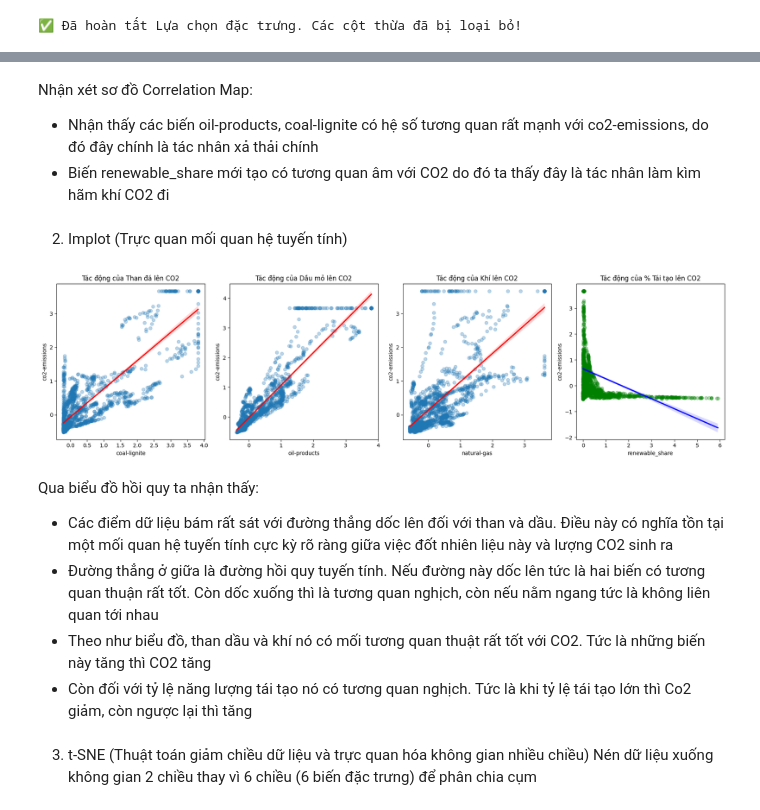
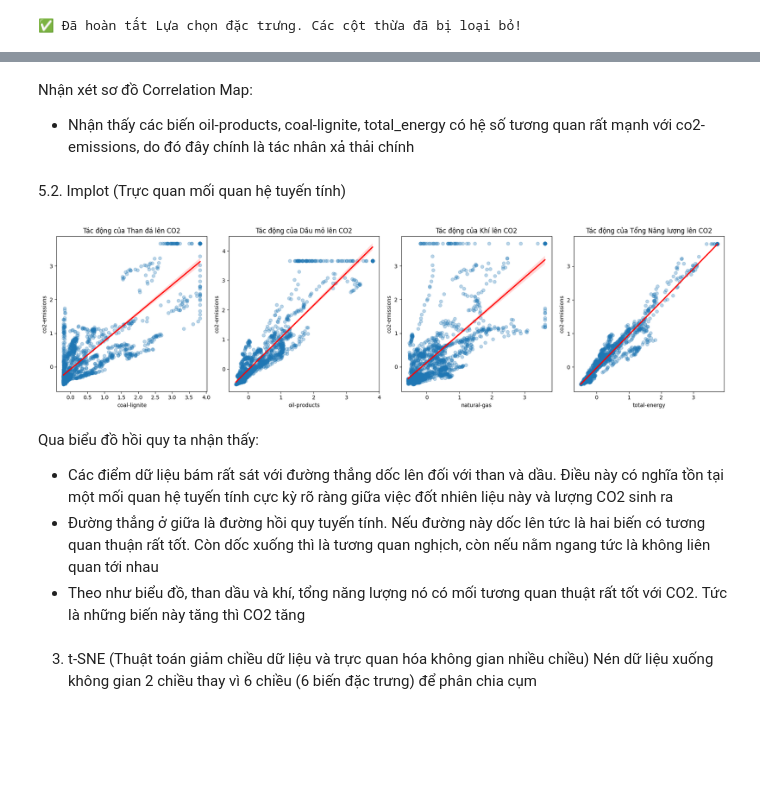
Before and after one commit to NganBui25/-CO2-Emissions-Prediction, a Jupyter notebook: full_data_crawler.ipynb, the cells around one changed output, grey strips where cells are left out. Drawn from its saved outputs; the diff is of its cells as text; code cells hidden in the pictures; blank space fills up the shorter version.

```diff
--- a/full_data_crawler.ipynb
+++ b/full_data_crawler.ipynb
@@ -890,37 +928,34 @@ plt.show()
 # %% [markdown]
 Nhận xét sơ đồ Correlation Map:
-- Nhận thấy các biến oil-products, coal-lignite có hệ số tương quan rất mạnh với co2-emissions, do đó đây chính là tác nhân xả thải chính
-- Biến renewable_share mới tạo có tương quan âm với CO2 do đó ta thấy đây là tác nhân làm kìm hãm khí CO2 đi
+- Nhận thấy các biến oil-products, coal-lignite, total_energy có hệ số tương quan rất mạnh với co2-emissions, do đó đây chính là tác nhân xả thải chính
 # %% [markdown]
-2. Implot (Trực quan mối quan hệ tuyến tính)
+5.2. Implot (Trực quan mối quan hệ tuyến tính)
 # %%
 # Vẽ 3 biểu đồ thể hiện tác động của 3 loại nhiên liệu hóa thạch lên CO2
 fig, axes = plt.subplots(1, 4, figsize=(18, 5))
 
 sns.regplot(data=df, x='coal-lignite', y='co2-emissions', ax=axes[0], scatter_kws={'alpha':0.3}, line_kws={'color':'red'})
 axes[0].set_title('Tác động của Than đá lên CO2')
 
 sns.regplot(data=df, x='oil-products', y='co2-emissions', ax=axes[1], scatter_kws={'alpha':0.3}, line_kws={'color':'red'})
 axes[1].set_title('Tác động của Dầu mỏ lên CO2')
 
 sns.regplot(data=df, x='natural-gas', y='co2-emissions', ax=axes[2], scatter_kws={'alpha':0.3}, line_kws={'color':'red'})
 axes[2].set_title('Tác động của Khí lên CO2')
 
 
-sns.regplot(data=df, x='renewable_share', y='co2-emissions', ax=axes[3], scatter_kws={'alpha':0.3, 'color':'green'}, line_kws={'color':'blue'})
-axes[3].set_title('Tác động của % Tái tạo lên CO2')
+sns.regplot(data=df, x='total-energy', y='co2-emissions', ax=axes[3], scatter_kws={'alpha':0.3}, line_kws={'color':'red'})
+axes[3].set_title('Tác động của Tổng Năng lượng lên CO2')
 
 plt.tight_layout()
 plt.show()
 # %% [output]
-[figure, old version]
+[figure, new version]
 # %% [markdown]
 Qua biểu đồ hồi quy ta nhận thấy:
 - Các điểm dữ liệu bám rất sát với đường thẳng dốc lên đối với than và dầu. Điều này có nghĩa tồn tại một mối quan hệ tuyến tính cực kỳ rõ ràng giữa việc đốt nhiên liệu này và lượng CO2 sinh ra
 - Đường thẳng ở giữa là đường hồi quy tuyến tính. Nếu đường này dốc lên tức là hai biến có tương quan thuận rất tốt. Còn dốc xuống thì là tương quan nghịch, còn nếu nằm ngang tức là không liên quan tới nhau
-- Theo như biểu đồ, than dầu và khí nó có mối tương quan thuật rất tốt với CO2. Tức là những biến này tăng thì CO2 tăng
-- Còn đối với tỷ lệ năng lượng tái tạo nó có tương quan nghịch. Tức là khi
-tỷ lệ tái tạo lớn thì Co2 giảm, còn ngược lại thì tăng
+- Theo như biểu đồ, than dầu và khí, tổng năng lượng nó có mối tương quan thuật rất tốt với CO2. Tức là những biến này tăng thì CO2 tăng
 # %% [markdown]
 3. t-SNE (Thuật toán giảm chiều dữ liệu và trực quan hóa không gian nhiều chiều)
 Nén dữ liệu xuống không gian 2 chiều thay vì 6 chiều (6 biến đặc trưng) để phân chia cụm
```
Also changed, not shown: parts of 7 cells of this notebook, 2 other files.
